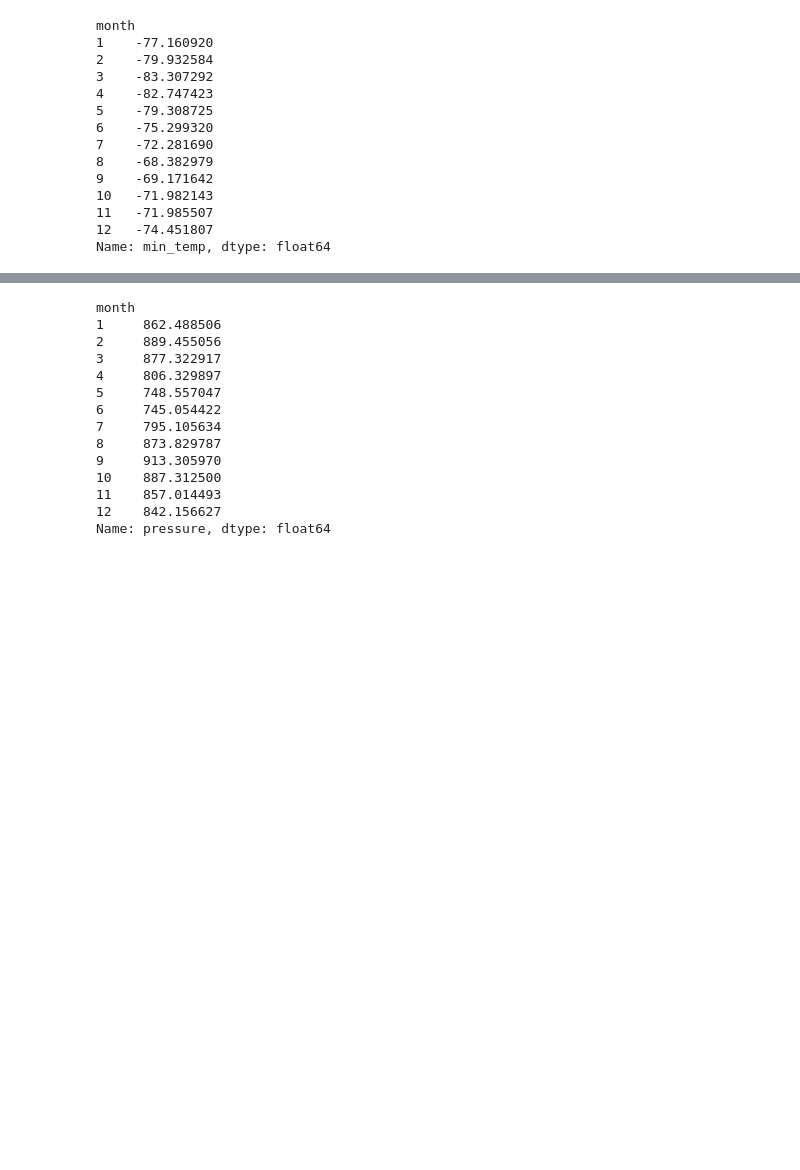
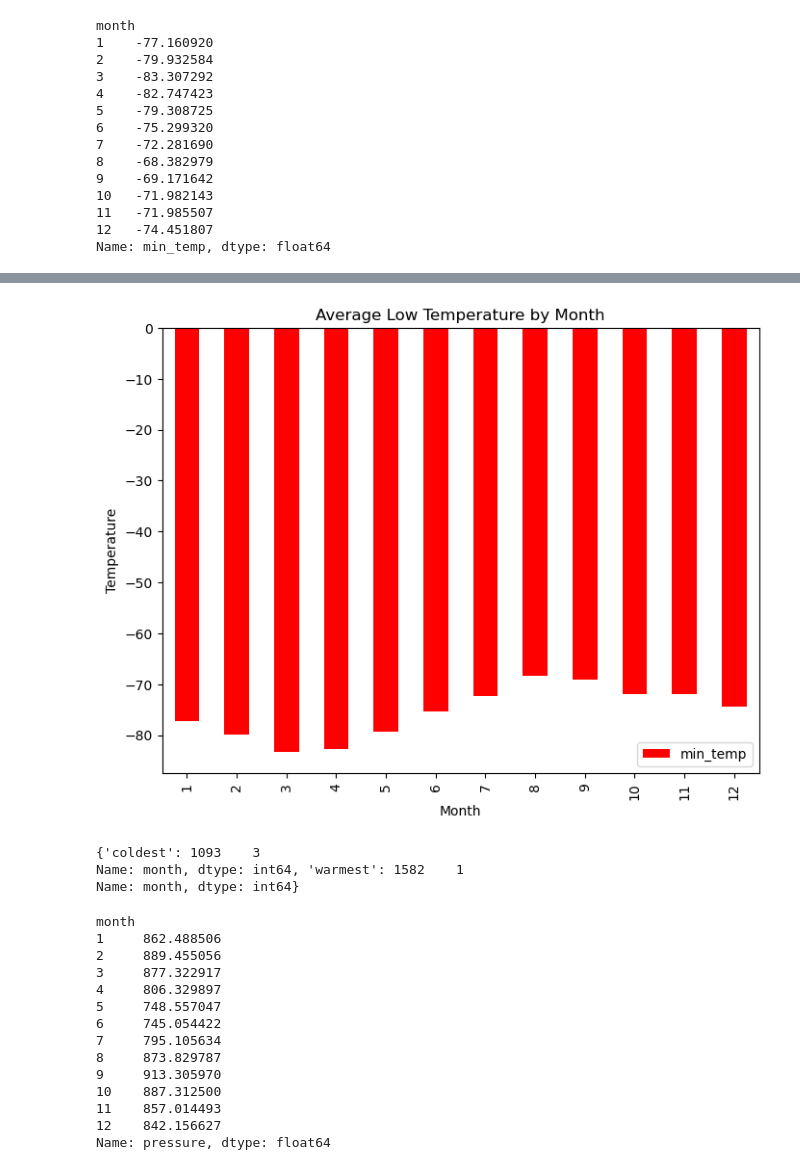
Before and after one commit to sporretta/html-challenge, a Jupyter notebook: part_2_mars_weather.ipynb, the cells around one changed output, grey strips where cells are left out. Drawn from its saved outputs; the diff is of its cells as text; code cells hidden in the pictures; blank space fills up the shorter version.

```diff
--- a/part_2_mars_weather.ipynb
+++ b/part_2_mars_weather.ipynb
@@ -102,8 +122,9 @@ memory usage: 184.0+ bytes
 # %%
 # Change data types for data analysis
-df["terrestrial_date"]=(df["id"]).astype("int")
-df["terrestrial_date"]=pd.to_datetime(df["terrestrial_date"])
-df["terrestrial_date"]=pd.to_datetime(df["terrestrial_date"])
-df["terrestrial_date"]=pd.to_datetime(df["terrestrial_date"])
-df["terrestrial_date"]=pd.to_datetime(df["terrestrial_date"])
-df["terrestrial_date"]=pd.to_datetime(df["terrestrial_date"])
+
+df["terrestrial_date"]=(df["terrestrial_date"]).astype("datetime64[ns]")
+df["sol"]=(df["sol"]).astype(int)
+df["ls"]=(df["ls"]).astype(int)
+df["month"]=(df["month"]).astype(int)
+df["min_temp"]=(df["min_temp"]).astype(float)
+df["pressure"]=(df["pressure"]).astype(float)
@@ -159,6 +177,8 @@ Name: month, dtype: int64
 1867
 # %%
 # 3. What is the average low temperature by month?
+avg_low_temp=df.groupby(["month"])["min_temp"].mean()
+avg_low_temp
 # %% [output]
 month
 1    -77.160920
@@ -185,2 +197,27 @@ Name: min_temp, dtype: float64
+# %%
+# Plot the average temperature by month
+avg_temp_df=pd.DataFrame(avg_low_temp)
+figure1 = avg_temp_df.plot(kind="bar", facecolor="red", figsize=(8,6),
+                                title="Average Low Temperature by Month",
+                                xlabel="Month",
+                                ylabel="Temperature")
+# %% [output]
+[figure, added]
+# %%
+# Identify the coldest and hottest months in Curiosity's location
+cold=df["min_temp"].min()
+warm=df["min_temp"].max()
+cold_month=df.loc[df["min_temp"]==cold,["month"]]
+warm_month=df.loc[df["min_temp"]==warm,["month"]]
+coldest=cold_month['month']
+warmest=warm_month['month']
+extremes={"coldest":coldest,"warmest":warmest}
+#print(f'The coldest month is month{coldest}')
+#print(f'The warmest month is {warm_month}')
+print(extremes)
+# %% [output]
+{'coldest': 1093    3
+Name: month, dtype: int64, 'warmest': 1582    1
+Name: month, dtype: int64}
 # %%
 # 4. Average pressure by Martian month
```
Also changed, not shown: parts of 17 cells of this notebook.
